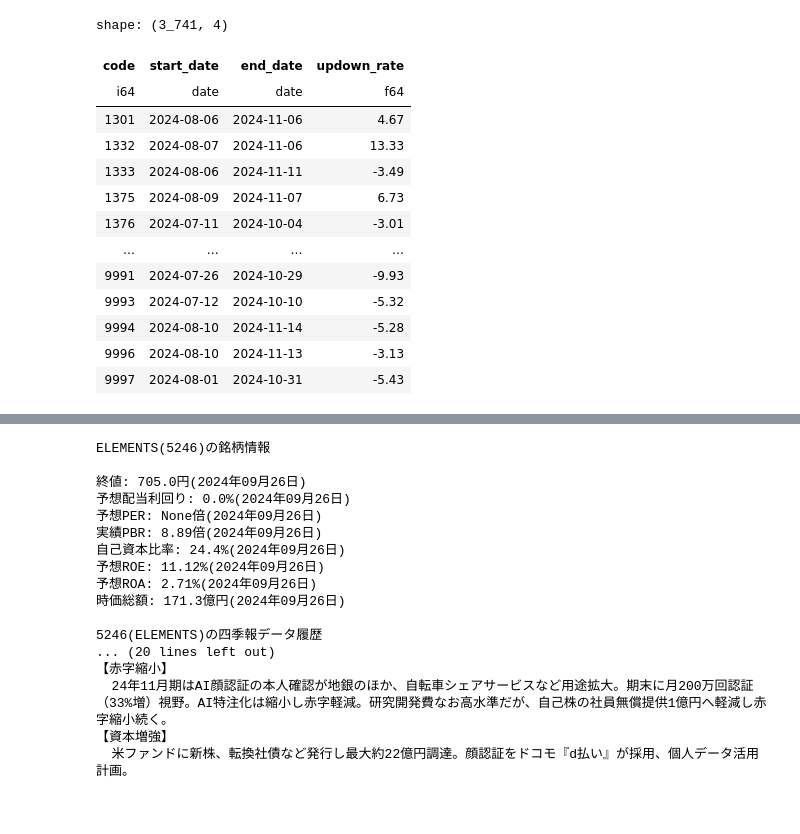
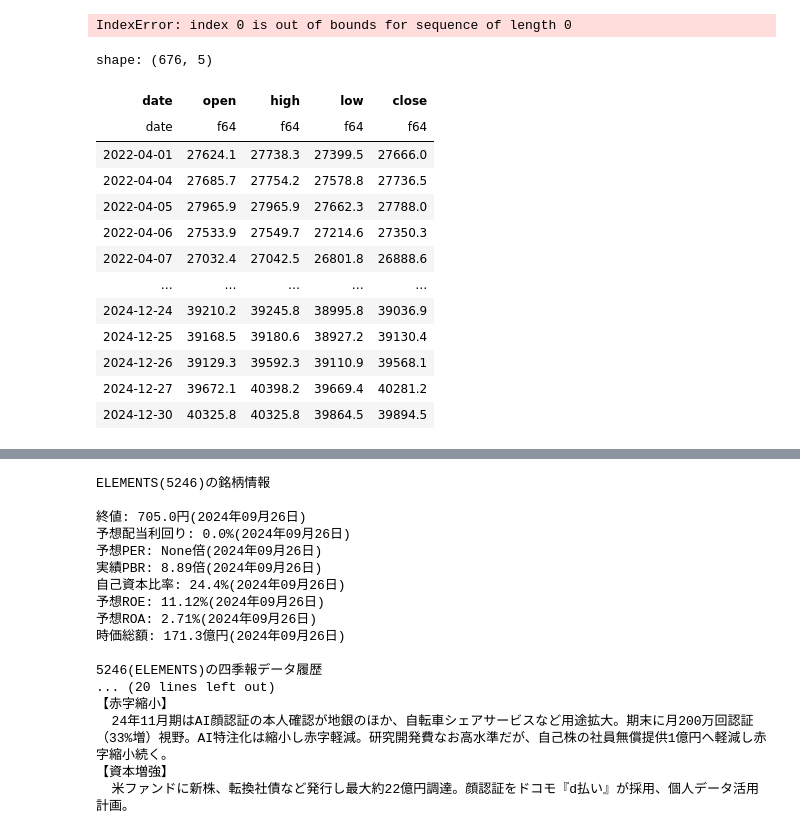
Before and after one commit to ogs-digilfe/wequant, a Jupyter notebook: notebooks/analysis/四半期騰落率過去分析1.ipynb, the cells around one changed output, grey strips where cells are left out. Saved outputs shown, nothing was run; the diff lists cells and outputs as text; code cells hidden in the pictures.

```diff
--- a/notebooks/analysis/四半期騰落率過去分析1.ipynb
+++ b/notebooks/analysis/四半期騰落率過去分析1.ipynb
@@ -45,25 +45,32 @@ SPL = ShikihoPl(df)
 ##### 評価日における四半期騰落率一覧
 #####
 # %%
-valuation_date = date(2024, 9, 26)
+valuation_date = date(2022, 4, 1)
+
+
 KPl = KessanPl()
-updown_rate_df = KPl.get_quater_settlement_price_updown_rate(valuation_date)
+updown_rate_df = KPl.get_quater_settlement_price_updown_rate(valuation_date, "nh225")
 updown_rate_df
 # %% [output]
-shape: (3_741, 4)
+IndexError: index 0 is out of bounds for sequence of length 0
-| code | start_date | end_date | updown_rate |
-| i64 | date | date | f64 |
-| 1301 | 2024-08-06 | 2024-11-06 | 4.67 |
-| 1332 | 2024-08-07 | 2024-11-06 | 13.33 |
-| 1333 | 2024-08-06 | 2024-11-11 | -3.49 |
-| 1375 | 2024-08-09 | 2024-11-07 | 6.73 |
-| 1376 | 2024-07-11 | 2024-10-04 | -3.01 |
-| … | … | … | … |
-| 9991 | 2024-07-26 | 2024-10-29 | -9.93 |
-| 9993 | 2024-07-12 | 2024-10-10 | -5.32 |
-| 9994 | 2024-08-10 | 2024-11-14 | -5.28 |
-| 9996 | 2024-08-10 | 2024-11-13 | -3.13 |
-| 9997 | 2024-08-01 | 2024-10-31 | -5.43 |
+# %%
+ins = IndexPricelistPl()
+ins.df.filter(pl.col("date")>=date(2022, 4, 1))
+# %% [output]
+shape: (676, 5)
+| date | open | high | low | close |
+| date | f64 | f64 | f64 | f64 |
+| 2022-04-01 | 27624.1 | 27738.3 | 27399.5 | 27666.0 |
+| 2022-04-04 | 27685.7 | 27754.2 | 27578.8 | 27736.5 |
+| 2022-04-05 | 27965.9 | 27965.9 | 27662.3 | 27788.0 |
+| 2022-04-06 | 27533.9 | 27549.7 | 27214.6 | 27350.3 |
+| 2022-04-07 | 27032.4 | 27042.5 | 26801.8 | 26888.6 |
+| … | … | … | … | … |
+| 2024-12-24 | 39210.2 | 39245.8 | 38995.8 | 39036.9 |
+| 2024-12-25 | 39168.5 | 39180.6 | 38927.2 | 39130.4 |
+| 2024-12-26 | 39129.3 | 39592.3 | 39110.9 | 39568.1 |
+| 2024-12-27 | 39672.1 | 40398.2 | 39669.4 | 40281.2 |
+| 2024-12-30 | 40325.8 | 40325.8 | 39864.5 | 39894.5 |
 # %%
 #####
 ##### valuation_date時点で発表済四半期決算の業績成長率一覧(growth_rate_df)の作成
```
Also changed, not shown: parts of 10 cells of this notebook.
